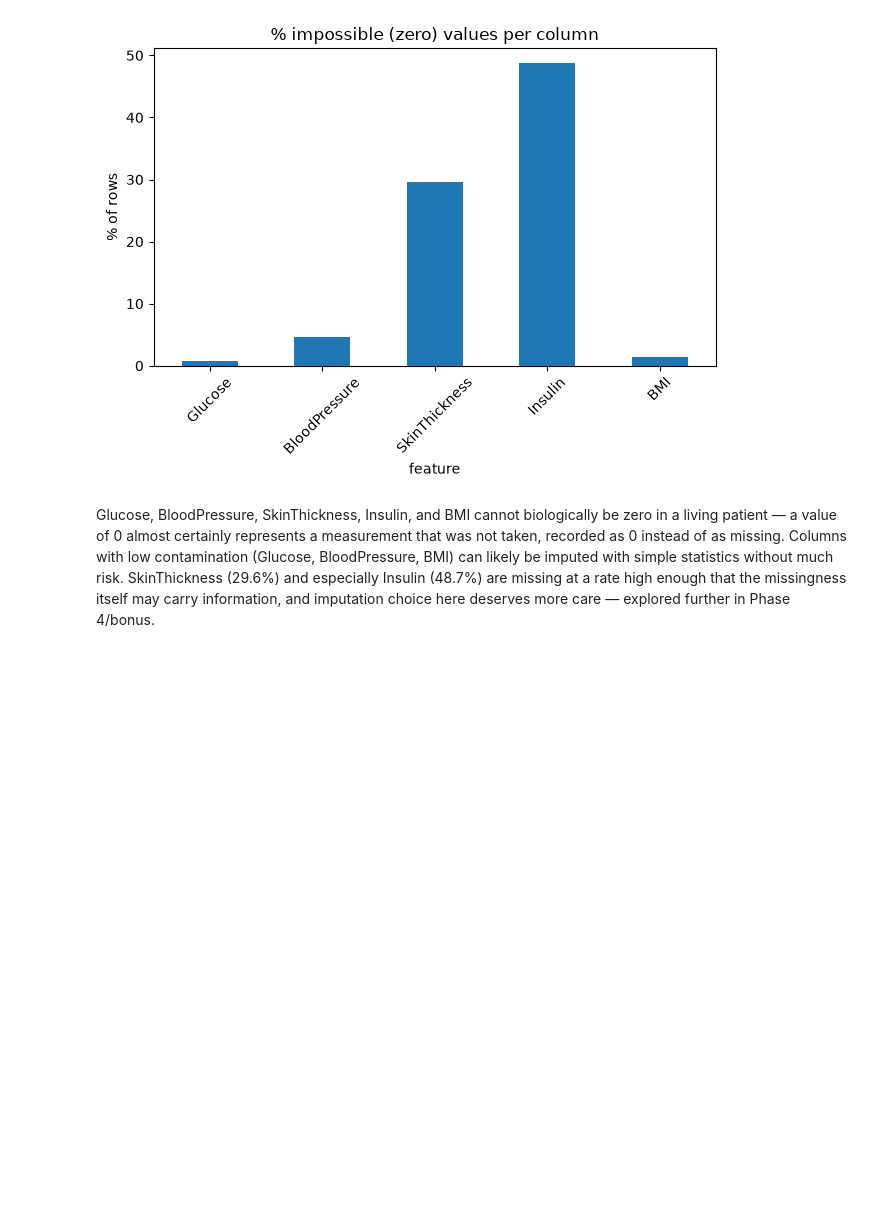
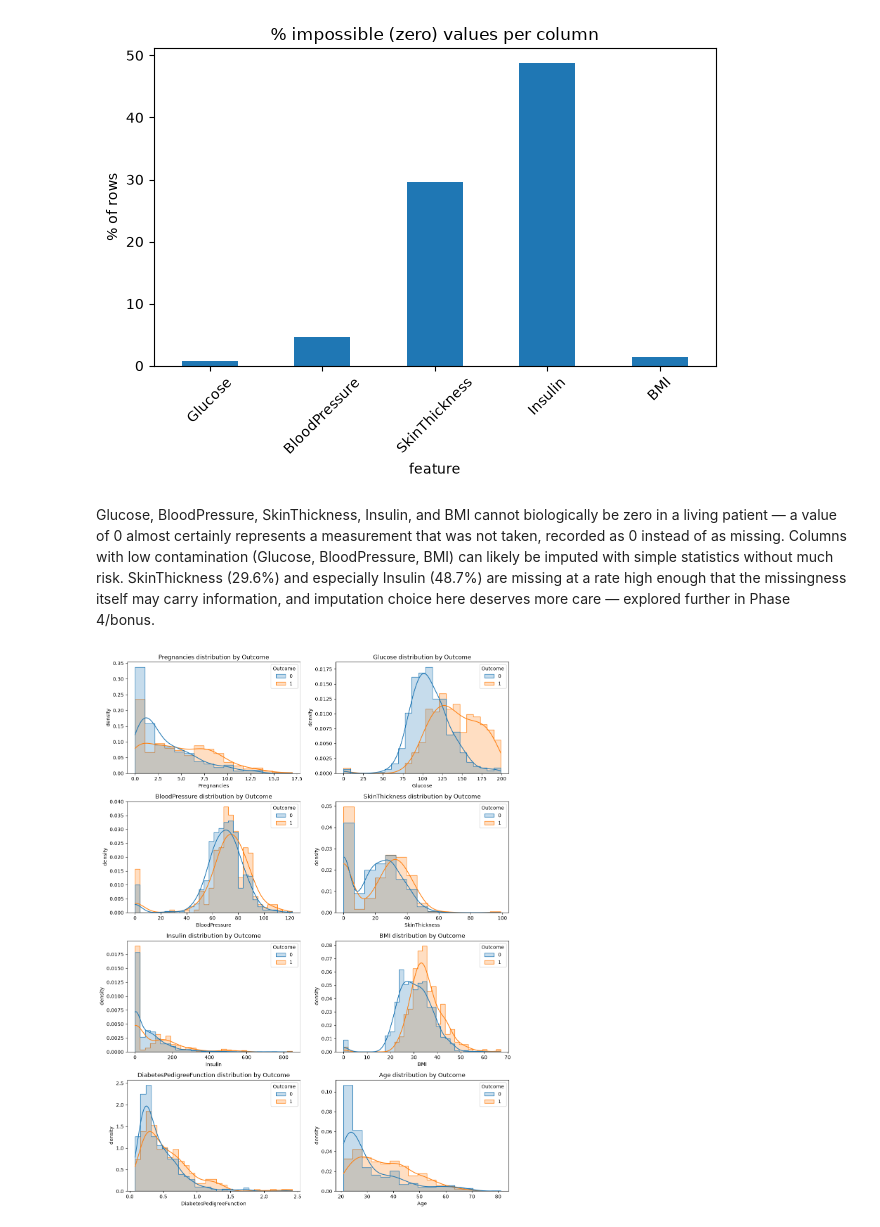
Before and after one commit to nbharats/tcn-ai-ml-45days, a Jupyter notebook: Sugarsense_Diabetes_Screening/notebooks/sugarsense.ipynb, the cells around one changed output. Saved outputs shown, nothing was run; the diff lists cells and outputs as text; code cells hidden in the pictures; blank space fills up the shorter version.

Commit message:
Phase 2: EDA - feature distributions by Outcome, correlation heatmap, observations

```diff
--- a/Sugarsense_Diabetes_Screening/notebooks/sugarsense.ipynb
+++ b/Sugarsense_Diabetes_Screening/notebooks/sugarsense.ipynb
@@ -52,3 +52,23 @@ BMI                    11       1.4
 [figure]
 # %% [markdown]
 Glucose, BloodPressure, SkinThickness, Insulin, and BMI cannot biologically be zero in a living patient — a value of 0 almost certainly represents a measurement that was not taken, recorded as 0 instead of as missing. Columns with low contamination (Glucose, BloodPressure, BMI) can likely be imputed with simple statistics without much risk. SkinThickness (29.6%) and especially Insulin (48.7%) are missing at a rate high enough that the missingness itself may carry information, and imputation choice here deserves more care — explored further in Phase 4/bonus.
+# %%
+import seaborn as sns
+
+features = ["Pregnancies", "Glucose", "BloodPressure", "SkinThickness",
+            "Insulin", "BMI", "DiabetesPedigreeFunction", "Age"]
+
+fig, axes = plt.subplots(4, 2, figsize=(12, 16))
+axes = axes.flatten()
+
+for i, col in enumerate(features):
+    sns.histplot(data=df, x=col, hue="Outcome", kde=True, element="step",
+                 stat="density", common_norm=False, ax=axes[i])
+    axes[i].set_title(f"{col} distribution by Outcome")
+    axes[i].set_xlabel(col)
+    axes[i].set_ylabel("density")
+
+plt.tight_layout()
+plt.show()
+# %% [output]
+[figure, added]
```
Also changed, not shown: parts of 2 cells of this notebook.
